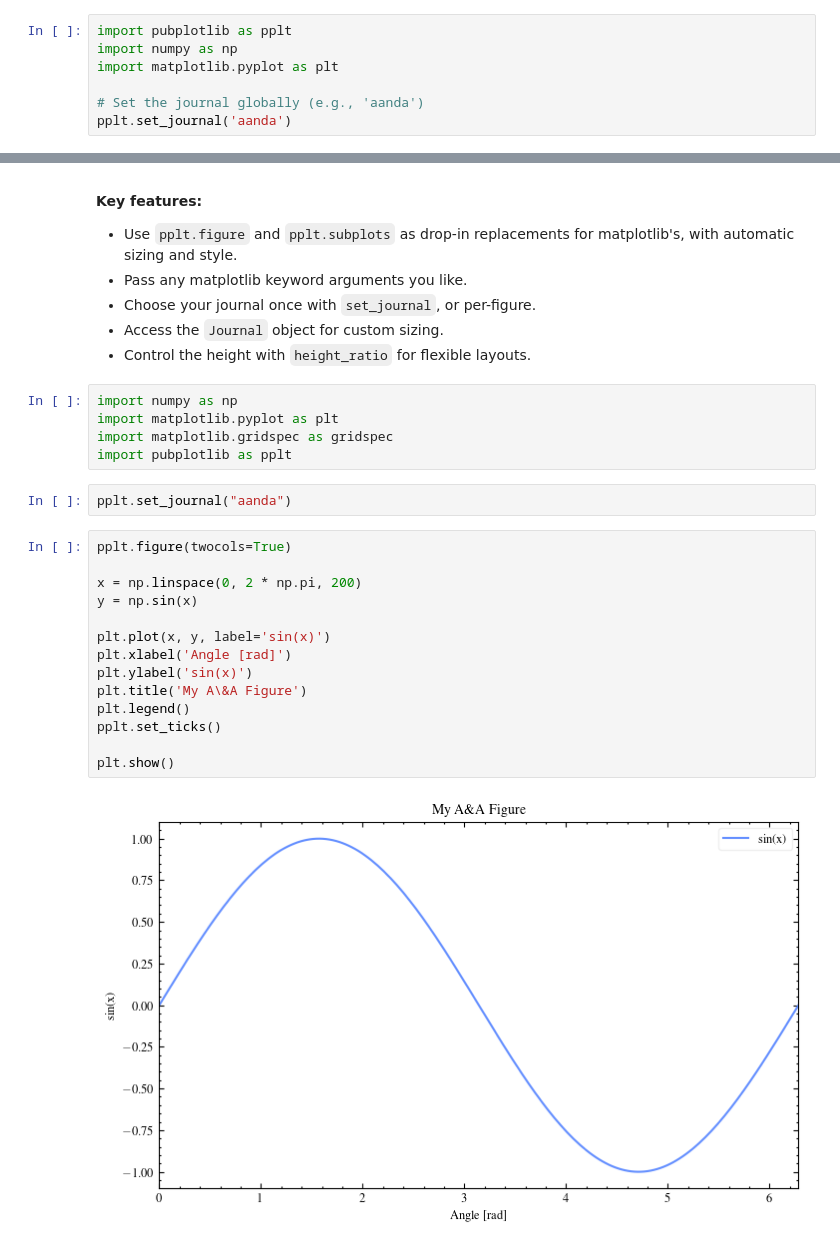
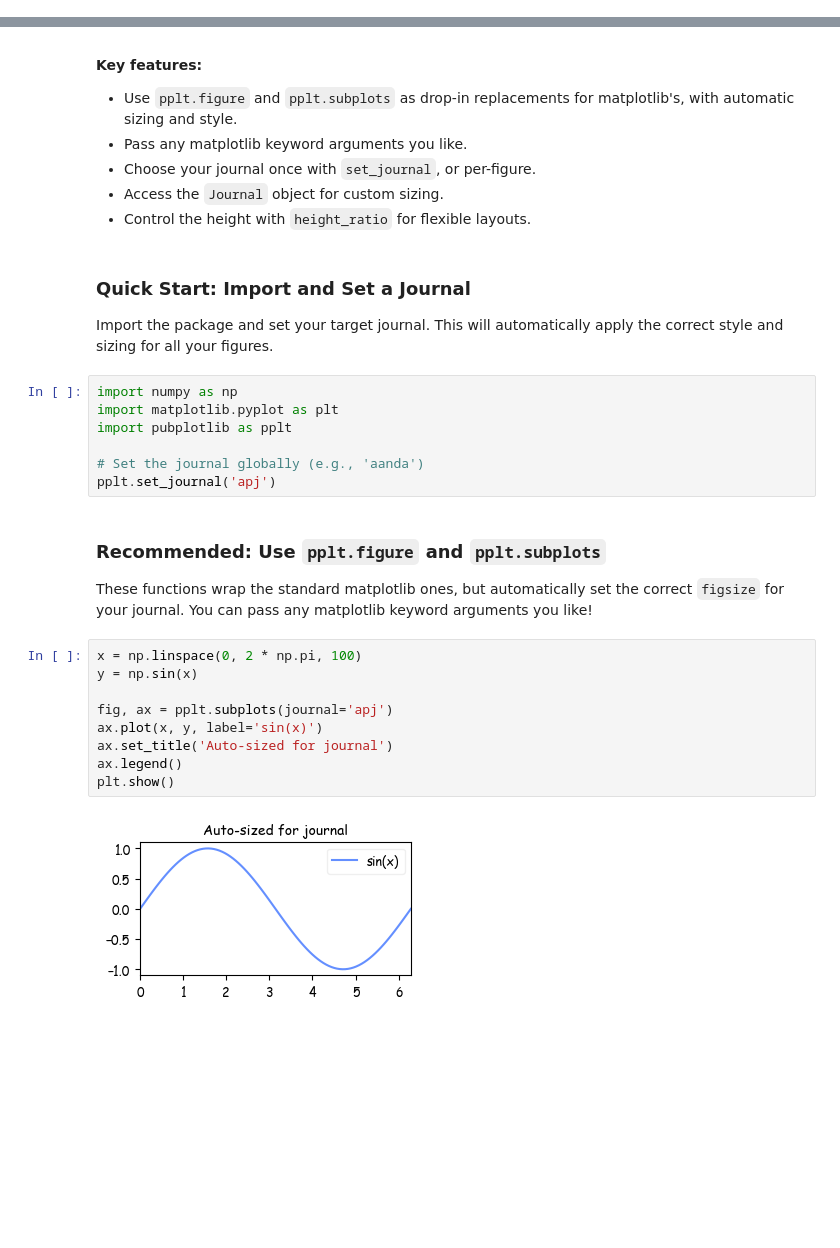
Before and after one commit to pier-astro/PubPlot, a Jupyter notebook: examples/HowToUse.ipynb, the cells around one changed output, grey strips where cells are left out. Drawn from its saved outputs; the diff is of its cells as text; blank space fills up the shorter version.

```diff
--- a/examples/HowToUse.ipynb
+++ b/examples/HowToUse.ipynb
@@ -68,7 +0,0 @@ These functions wrap the standard matplotlib ones, but automatically set the cor
-# %%
-import pubplotlib as pplt
-import numpy as np
-import matplotlib.pyplot as plt
-
-# Set the journal globally (e.g., 'aanda')
-pplt.set_journal('aanda')
@@ -87,26 +9,29 @@ Welcome to PubPlotLib! This notebook demonstrates how to create publication-qual
 - Choose your journal once with `set_journal`, or per-figure.
 - Access the `Journal` object for custom sizing.
 - Control the height with `height_ratio` for flexible layouts.
+# %% [markdown]
+### Quick Start: Import and Set a Journal
+
+Import the package and set your target journal. This will automatically apply the correct style and sizing for all your figures.
 # %%
 import numpy as np
 import matplotlib.pyplot as plt
-import matplotlib.gridspec as gridspec
 import pubplotlib as pplt
+
+# Set the journal globally (e.g., 'aanda')
+pplt.set_journal('apj')
-# %%
-pplt.set_journal("aanda")
+# %% [markdown]
+### Recommended: Use `pplt.figure` and `pplt.subplots`
+
+These functions wrap the standard matplotlib ones, but automatically set the correct `figsize` for your journal. You can pass any matplotlib keyword arguments you like!
 # %%
-pplt.figure(twocols=True)
-
-x = np.linspace(0, 2 * np.pi, 200)
+x = np.linspace(0, 2 * np.pi, 100)
 y = np.sin(x)
 
-plt.plot(x, y, label='sin(x)')
-plt.xlabel('Angle [rad]')
-plt.ylabel('sin(x)')
-plt.title('My A\&A Figure')
-plt.legend()
-pplt.set_ticks()
-
+fig, ax = pplt.subplots(journal='apj')
+ax.plot(x, y, label='sin(x)')
+ax.set_title('Auto-sized for journal')
+ax.legend()
 plt.show()
 # %% [output]
-[figure, old version]
+[figure, new version]
```
Also changed, not shown: parts of 29 cells of this notebook, 9 other files.
